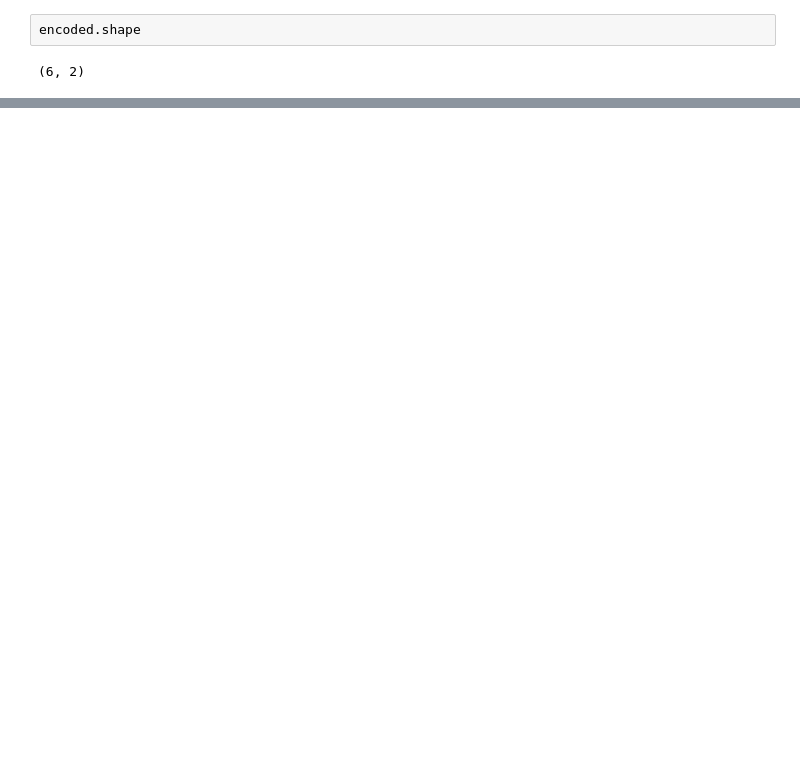
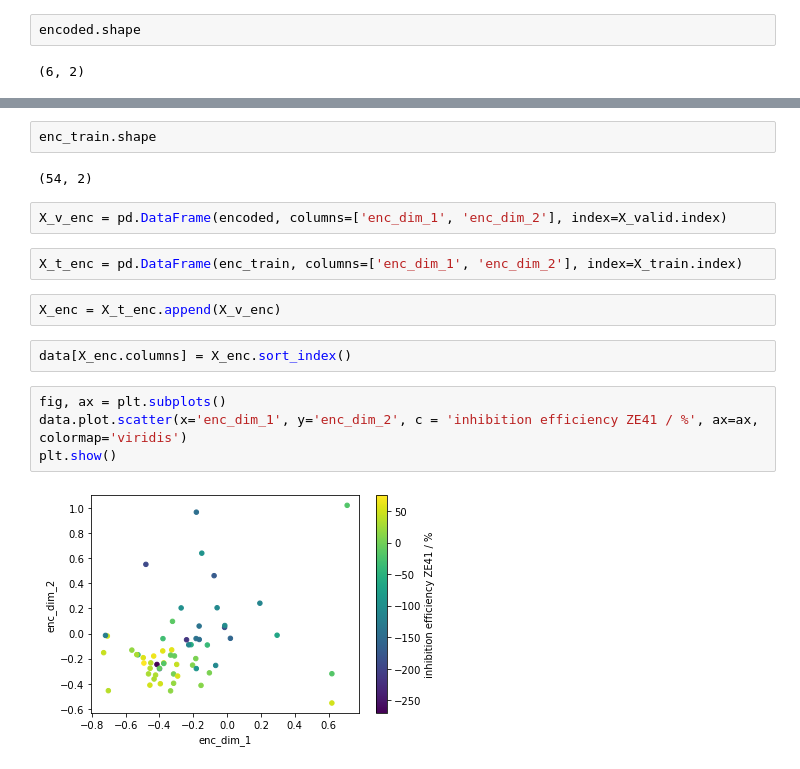
Before and after one commit to ElisabethJS/mg_corrosion, a Jupyter notebook: Code/Autoencoder.ipynb, the cells around one changed output, grey strips where cells are left out. Cells and saved outputs as stored; diff of their text form; blank space fills up the shorter version.

```diff
--- a/Code/Autoencoder.ipynb
+++ b/Code/Autoencoder.ipynb
@@ -103,0 +107,18 @@ encoded.shape
+# %%
+enc_train.shape
+# %% [output]
+(54, 2)
+# %%
+X_v_enc = pd.DataFrame(encoded, columns=['enc_dim_1', 'enc_dim_2'], index=X_valid.index)
+# %%
+X_t_enc = pd.DataFrame(enc_train, columns=['enc_dim_1', 'enc_dim_2'], index=X_train.index)
+# %%
+X_enc = X_t_enc.append(X_v_enc)
+# %%
+data[X_enc.columns] = X_enc.sort_index()
+# %%
+fig, ax = plt.subplots()
+data.plot.scatter(x='enc_dim_1', y='enc_dim_2', c = 'inhibition efficiency ZE41 / %', ax=ax, colormap='viridis')
+plt.show()
+# %% [output]
+[figure, added]
```
Also changed, not shown: parts of 19 cells of this notebook.
